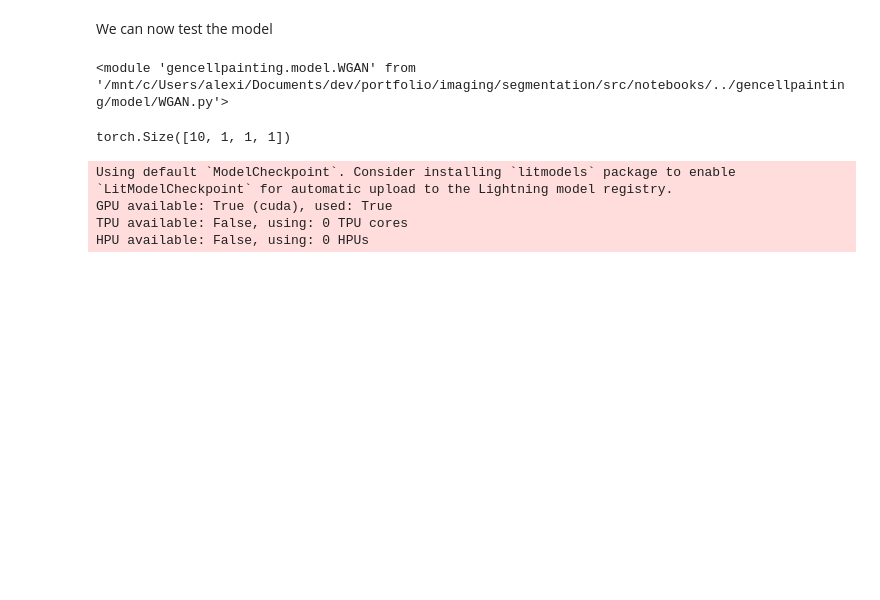
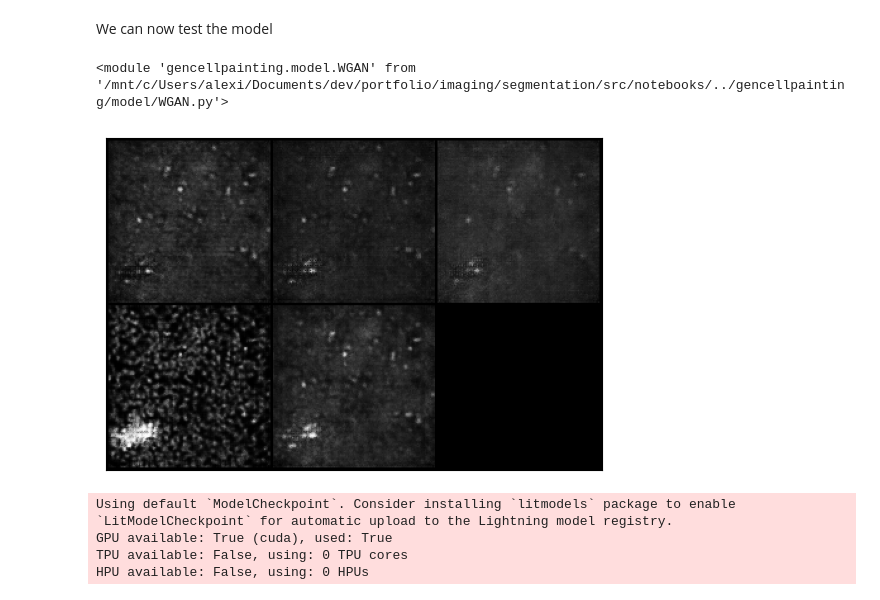
Before and after one commit to adelabriere/portfolio-cellpainting-gen, a Jupyter notebook: src/notebooks/gen_ai_reconstruction.ipynb, the cells around one changed output. Saved outputs shown, nothing was run; the diff lists cells and outputs as text; code cells hidden in the pictures; blank space fills up the shorter version.

```diff
--- a/src/notebooks/gen_ai_reconstruction.ipynb
+++ b/src/notebooks/gen_ai_reconstruction.ipynb
@@ -309,13 +319,11 @@ importlib.reload(WGAN)
 <module 'gencellpainting.model.WGAN' from '/mnt/c/Users/alexi/Documents/dev/portfolio/imaging/segmentation/src/notebooks/../gencellpainting/model/WGAN.py'>
 # %%
 wgan = WGAN.WGAN_GP(in_channels=ds_train.n_channels,out_channels=ds_train.n_channels,noise_dim=256,n_critic=NCRITICS, learning_rate = 2e-5, image_size=128,vlambda=20)
-# %%
-tz = wgan.sample_z(10)
-with torch.no_grad():
-    gz = wgan.generator(tz)
-wgan.discriminator(gz).shape
-# %% [output]
-torch.Size([10, 1, 1, 1])
+# %%
+timages = wgan.generate_images(n=2,batch=torch.rand(1))
+plot_cellpainting_image(timages[0])
+# %% [output]
+[figure, added]
 # %%
 tb_logger = L.pytorch.loggers.TensorBoardLogger(save_dir = PATH_LOGS, name="WGAN_GP")
 trainer_wg = L.Trainer(max_epochs=100,accelerator="gpu",devices=1, logger=tb_logger)
```
Also changed, not shown: parts of 39 cells of this notebook, 3 other files.
